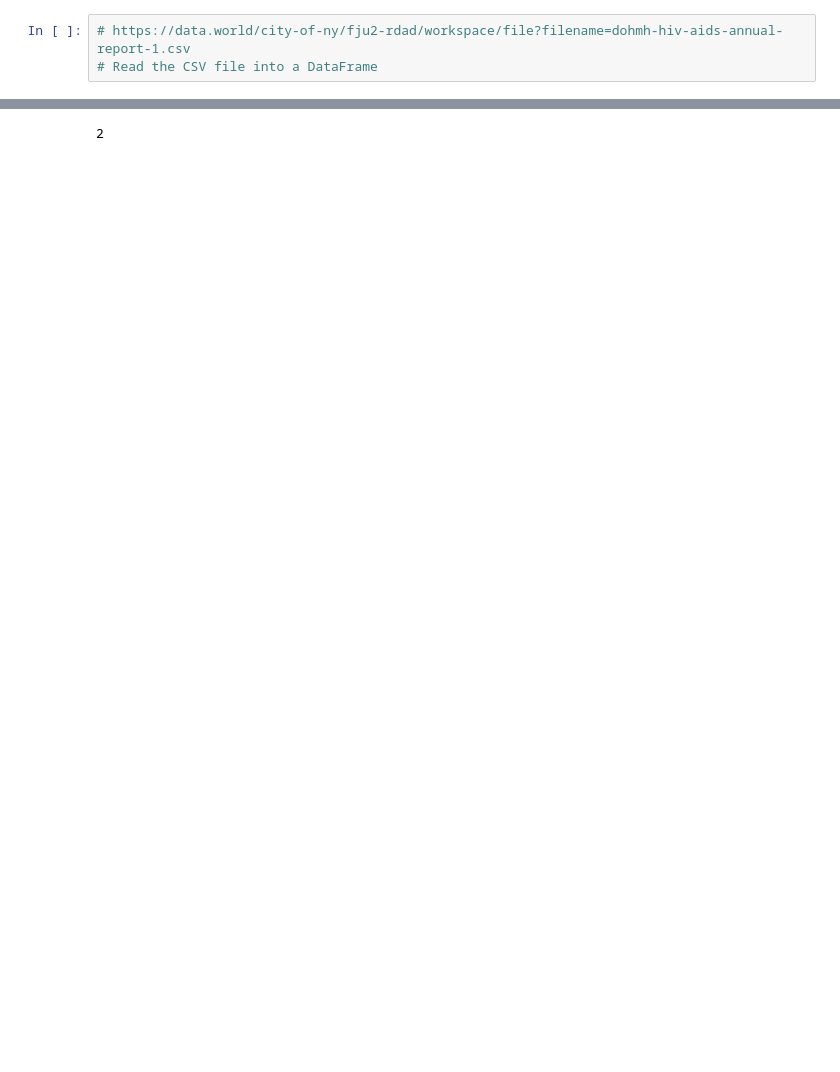
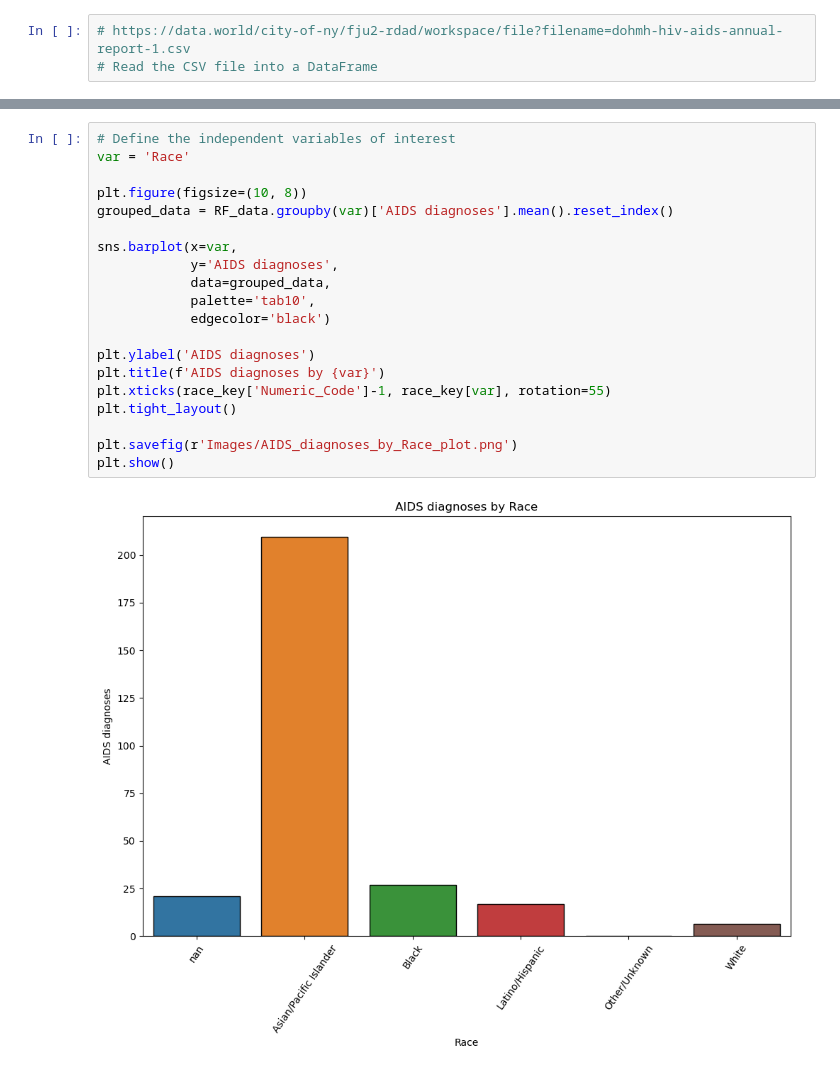
Before and after one commit to KofiBartonByfield/Blog-Code, a Jupyter notebook: Blog Notebook.ipynb, the cells around one changed output, grey strips where cells are left out. Cells and saved outputs as stored; diff of their text form; blank space fills up the shorter version.

```diff
--- a/Blog Notebook.ipynb
+++ b/Blog Notebook.ipynb
@@ -895,3 +888,22 @@ plt.show()
 # %%
+# Define the independent variables of interest
+var = 'Race'
+
+plt.figure(figsize=(10, 8))
+grouped_data = RF_data.groupby(var)['AIDS diagnoses'].mean().reset_index()
+
+sns.barplot(x=var,
+            y='AIDS diagnoses',
+            data=grouped_data,
+            palette='tab10',
+            edgecolor='black')
+
+plt.ylabel('AIDS diagnoses')
+plt.title(f'AIDS diagnoses by {var}')
+plt.xticks(race_key['Numeric_Code']-1, race_key[var], rotation=55)
+plt.tight_layout()
+
+plt.savefig(r'Images/AIDS_diagnoses_by_Race_plot.png')
+plt.show()
 # %% [output]
-2
+[figure, added]
```
Also changed, not shown: parts of 15 cells of this notebook, 5 other files.
